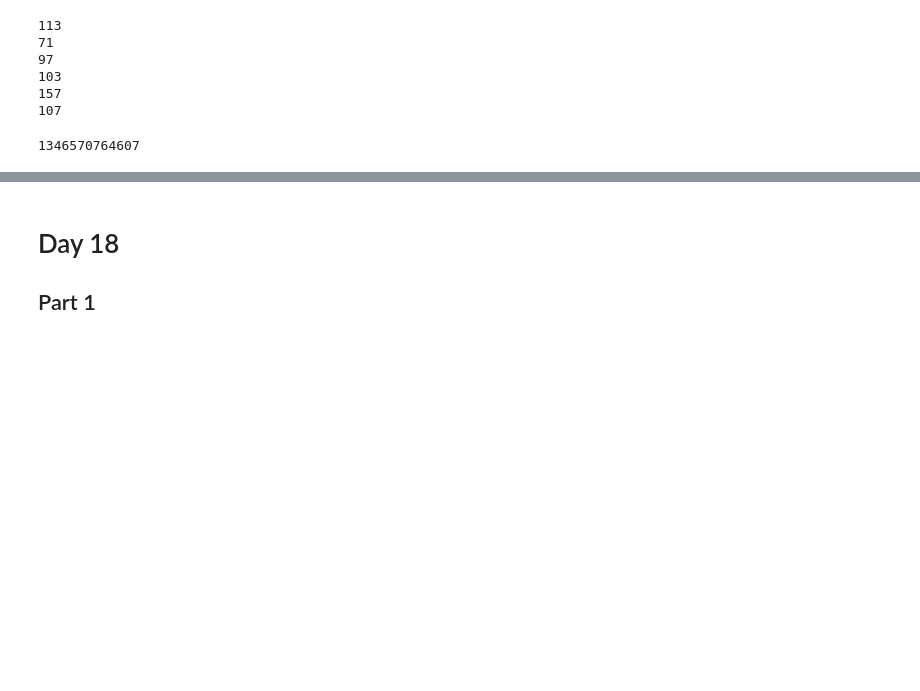
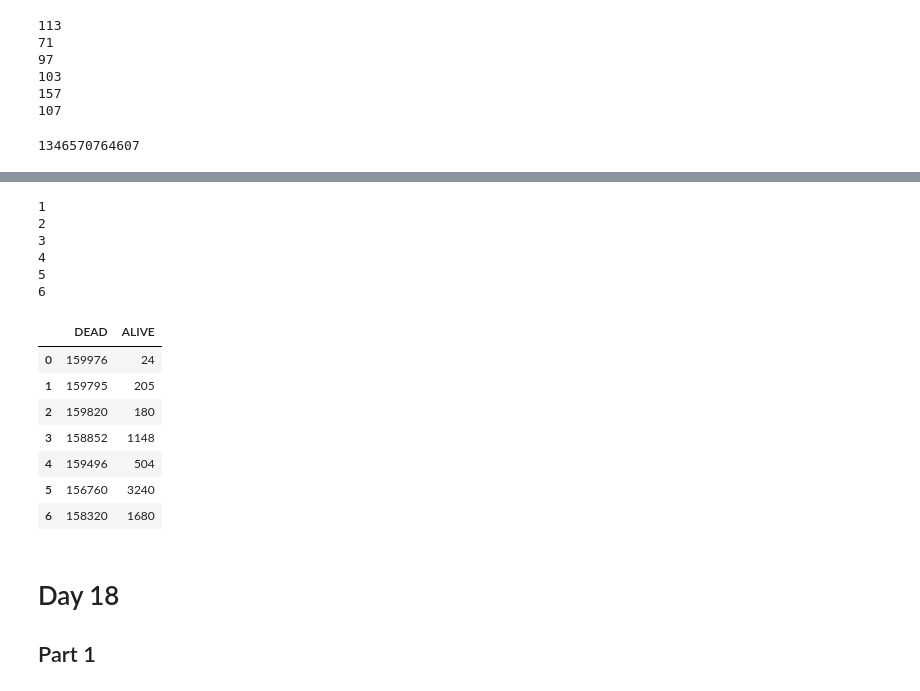
Before and after one commit to mgoadric/AdventOfCode, a Jupyter notebook: 2020/Advent of Code 2020 Solutions.ipynb, the cells around one changed output, grey strips where cells are left out. Cells and saved outputs as stored; diff of their text form; code cells hidden in the pictures; blank space fills up the shorter version.

```diff
--- a/2020/Advent of Code 2020 Solutions.ipynb
+++ b/2020/Advent of Code 2020 Solutions.ipynb
@@ -2347,3 +3423,27 @@ skipped for now, I want to add 3D and 4D grids to mesa
+# %%
+cw3d = ConwaysGameOfLife4D()
+# %%
+cw3d.run_model()
+# %% [output]
+1
+2
+3
+4
+5
+6
+# %%
+df1 = cw3d.dc.get_model_vars_dataframe()
+# %%
+df1
+# %% [output]
+|  | DEAD | ALIVE |
+| 0 | 159976 | 24 |
+| 1 | 159795 | 205 |
+| 2 | 159820 | 180 |
+| 3 | 158852 | 1148 |
+| 4 | 159496 | 504 |
+| 5 | 156760 | 3240 |
+| 6 | 158320 | 1680 |
 # %% [markdown]
 # Day 18
 ## Part 1
```
Also changed, not shown: parts of 12 cells of this notebook, 1 other file.
